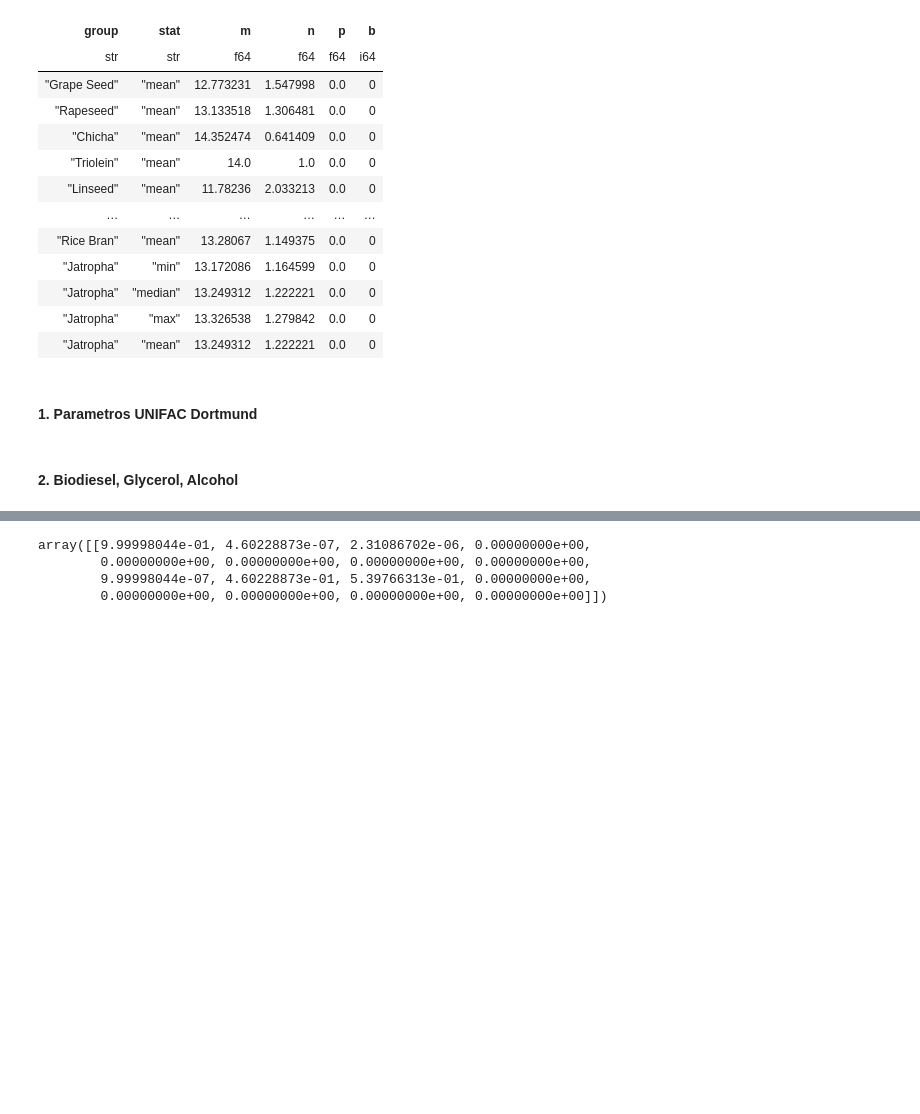
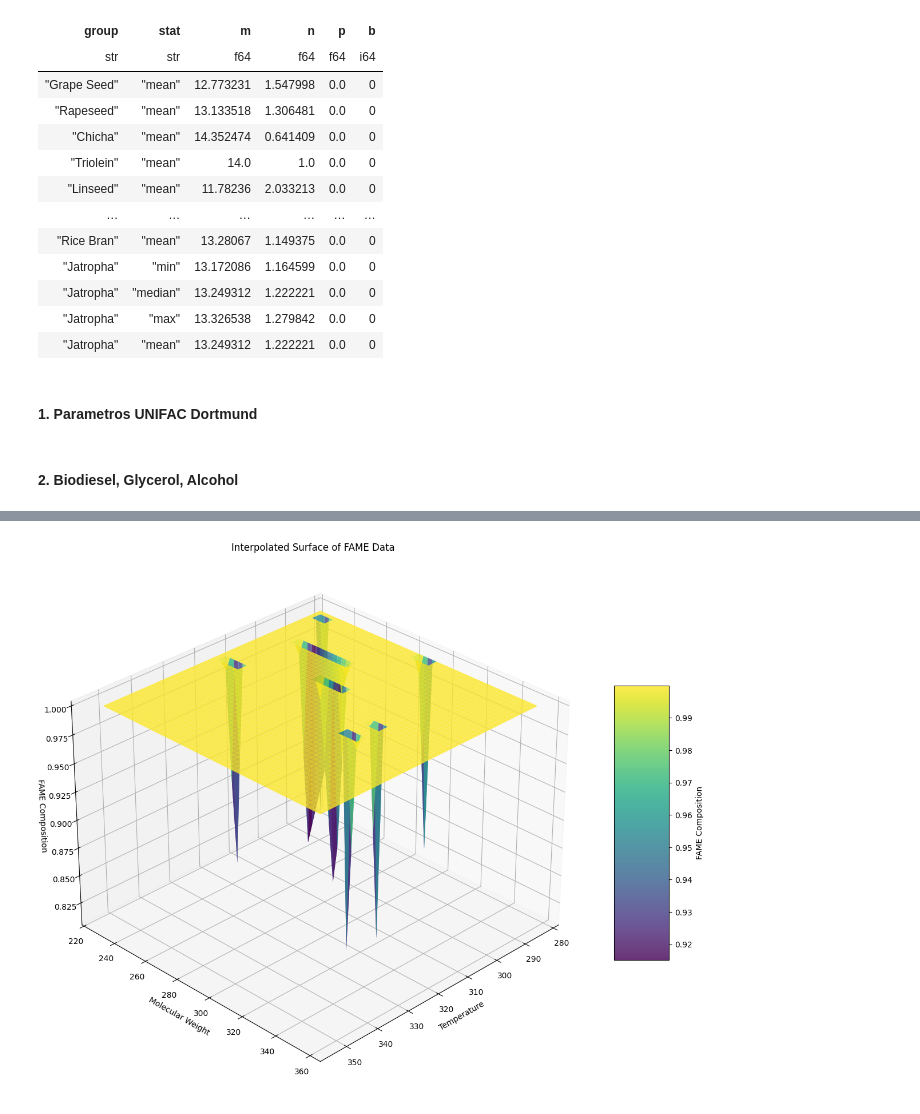
Before and after one commit to Juandhb99/ThermOleo, a Jupyter notebook: sensitivity_analysis.ipynb, the cells around one changed output, grey strips where cells are left out. Drawn from its saved outputs; the diff is of its cells as text; code cells hidden in the pictures; blank space fills up the shorter version.

Commit message:
create graphs

```diff
--- a/sensitivity_analysis.ipynb
+++ b/sensitivity_analysis.ipynb
@@ -77,4 +77,7 @@ thermo_model = UnifacDortmund
 # %% [markdown]
 #### 2. Biodiesel, Glycerol, Alcohol
 # %%
-global_comps = np.array([0.824, 0.081, 0.095, 0, 0, 0, 0, 0]).reshape(1, 8)
+global_comps = np.array([0.80, 0.1, 0.1, 0, 0, 0, 0, 0]).reshape(1, 8)
+T = np.linspace(283.15, 353.15, 50)
+groups = group_contribution.group_by(["Group", "Stat"])
+groups_MW = group_contribution.group_by(["group", "stat"])
@@ -80,0 +113,3 @@ global_comps = np.array([0.824, 0.081, 0.095, 0, 0, 0, 0, 0]).reshape(1, 8)
+# %%
+results_total
+filtered_results = results_total[results_total[:, 0] != 0.80]
@@ -81,6 +132,4 @@ global_comps = np.array([0.824, 0.081, 0.095, 0, 0, 0, 0, 0]).reshape(1, 8)
 # %%
-
-def analysis_one(global_comps, MW, v, T):
-
-    return (cc.calculate_comps(data=global_comps, v=v, data_MW=MW,
-                         temperature=T, thermo_model=thermo_model, GIP=GIP))
+FAME_comp = filtered_results[:,0]
+FAME_MW = filtered_results[:,-1]
+T = filtered_results[:,-2]
@@ -100,7 +136,47 @@ MW_test = MW_test.drop(["group", "stat"]).to_numpy().reshape(8)
-# %%
-analysis_one(global_comps=global_comps, MW=MW_test, v=group_test, T=298)
-# %% [output]
-array([[9.99998044e-01, 4.60228873e-07, 2.31086702e-06, 0.00000000e+00,
-        0.00000000e+00, 0.00000000e+00, 0.00000000e+00, 0.00000000e+00,
-        9.99998044e-07, 4.60228873e-01, 5.39766313e-01, 0.00000000e+00,
-        0.00000000e+00, 0.00000000e+00, 0.00000000e+00, 0.00000000e+00]])
+# %%
+import numpy as np
+import matplotlib.pyplot as plt
+from mpl_toolkits.mplot3d import Axes3D
+from scipy.interpolate import griddata
+
+# Your existing arrays
+# FAME_comp = results_total[:,0]
+# FAME_MW = results_total[:,-1]
+# T = results_total[:,-2]
+
+# Create a grid for interpolation
+T_grid = np.linspace(min(T), max(T), 50)
+MW_grid = np.linspace(min(FAME_MW), max(FAME_MW), 50)
+T_mesh, MW_mesh = np.meshgrid(T_grid, MW_grid)
+
+# Interpolate FAME_comp values onto the grid
+points = np.column_stack((T, FAME_MW))
+FAME_comp_grid = griddata(points, FAME_comp, (T_mesh, MW_mesh), method='linear')
+
+# Create a new figure
+fig = plt.figure(figsize=(12, 10))
+ax = fig.add_subplot(111, projection='3d')
+
+# Create surface plot
+surf = ax.plot_surface(T_mesh, MW_mesh, FAME_comp_grid,
+                     cmap='viridis',
+                     edgecolor='none',
+                     alpha=0.8)
+
+
+# Add a color bar
+fig.colorbar(surf, ax=ax, shrink=0.5, aspect=5, label='FAME Composition')
+
+# Add labels with your requested arrangement
+ax.set_xlabel('Temperature')
+ax.set_ylabel('Molecular Weight')
+ax.set_zlabel('FAME Composition')
+ax.set_title('Interpolated Surface of FAME Data')
+
+# Adjust the viewing angle for better visualization
+ax.view_init(elev=30, azim=45)
+
+plt.tight_layout()
+plt.show()
+# %% [output]
+[figure, added]
```
Also changed, not shown: parts of 6 cells of this notebook.
